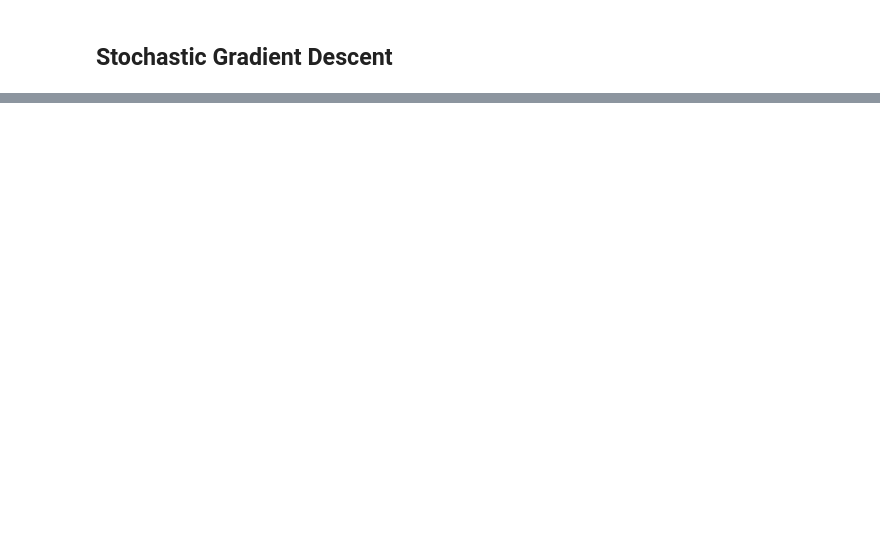
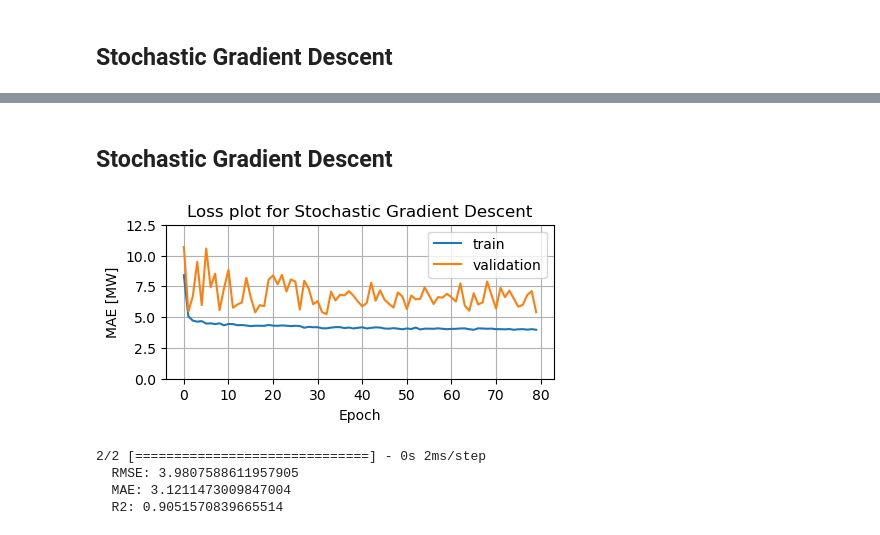
Before and after one commit to CasperAntonPoulsen/StatisticsProject, a Jupyter notebook: MLP_regressor.ipynb, the cells around one changed output, grey strips where cells are left out. Cells and saved outputs as stored; diff of their text form; code cells hidden in the pictures; blank space fills up the shorter version.

```diff
--- a/MLP_regressor.ipynb
+++ b/MLP_regressor.ipynb
@@ -140,0 +202,2 @@ print("  R2: %s" % r2)
+# %% [markdown]
+## Stochastic Gradient Descent
@@ -140,0 +240,42 @@ print("  R2: %s" % r2)
+# %%
+# Learning rate 0.01 -- Better, very datapoint gets a bit less influence.
+
+tf.keras.utils.set_random_seed(1)
+
+def build_and_compile_model_SGD(norm):
+  model = keras.Sequential([
+      norm,
+      layers.Dense(32, activation='relu'),
+      layers.Dense(16, activation='relu'),
+      layers.Dense(1)
+  ])
+
+  model.compile(loss='mean_absolute_error',
+                optimizer=tf.keras.optimizers.experimental.SGD(0.01))
+  return model
+
+dnn_windspeed_model_SGD = build_and_compile_model_SGD(windspeed_normalizer)
+
+power_SGD = dnn_windspeed_model_SGD.fit(
+    train_X['Speed'],
+    train_y,
+    validation_split=0.2,
+    verbose=0,
+    epochs=80,
+    batch_size = 1,
+    steps_per_epoch = len_train_X, # it is default value (batch_size / len(df)) = len(df)
+    )
+
+plot_loss(power_SGD, "Loss plot for Stochastic Gradient Descent")
+
+predictions = dnn_windspeed_model_SGD.predict(test_X["Speed"])
+(rmse, mae, r2) = eval_metrics(test_y, predictions)
+print("  RMSE: %s" % rmse)
+print("  MAE: %s" % mae)
+print("  R2: %s" % r2)
+# %% [output]
+[figure, added]
+2/2 [==============================] - 0s 2ms/step
+  RMSE: 3.9807588611957905
+  MAE: 3.1211473009847004
+  R2: 0.9051570839665514
```
Also changed, not shown: parts of 23 cells of this notebook.
